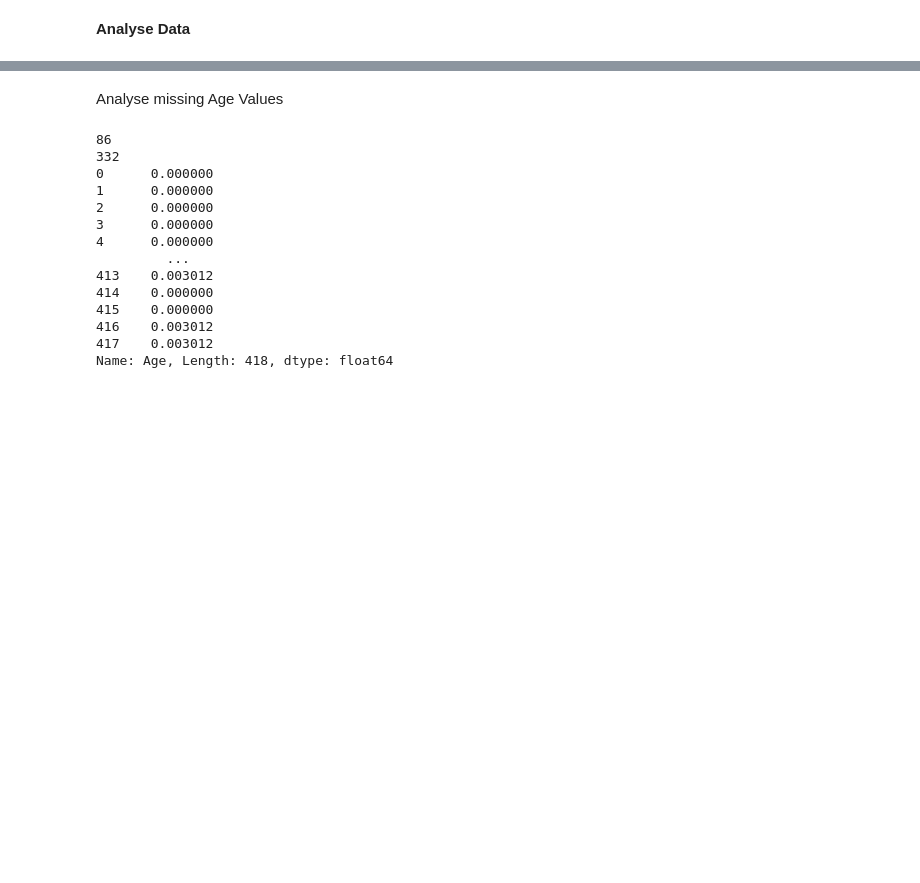
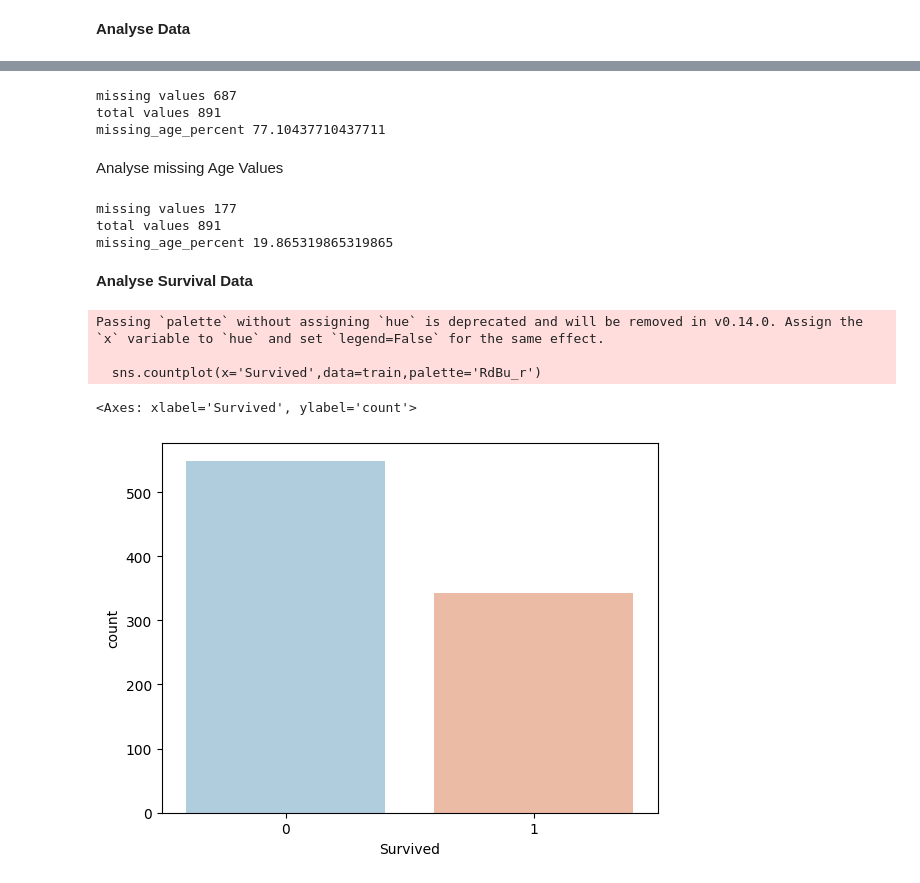
Before and after one commit to dineschandgr/Machine_Learning, a Jupyter notebook: Logistic Regression/logistic_regression.ipynb, the cells around one changed output, grey strips where cells are left out. Drawn from its saved outputs; the diff is of its cells as text; code cells hidden in the pictures; blank space fills up the shorter version.

```diff
--- a/Logistic Regression/logistic_regression.ipynb
+++ b/Logistic Regression/logistic_regression.ipynb
@@ -38,3 +50,24 @@ sns.heatmap(train.isnull(),cmap='viridis')
+# %%
+missing_values = pd.isnull(train["Cabin"])
+
+# Counting missing values in the "Team" column
+missing_values_count = missing_values.sum()
+
+print("missing values",missing_values_count)
+
+#total_values = train["Age"].count()
+
+total_values = len(train)
+
+print("total values",total_values)
+
+missing_age_percent = (missing_values_count / total_values) * 100
+
+print("missing_age_percent",missing_age_percent)
+# %% [output]
+missing values 687
+total values 891
+missing_age_percent 77.10437710437711
 # %% [markdown]
 Analyse missing Age Values
 # %%
@@ -45,25 +78,26 @@ missing_values_count = missing_values.sum()
 
 print("missing values",missing_values_count)
 
-total_values = train["Age"].count()
+#total_values = train["Age"].count()
+
+total_values = len(train)
 
 print("total values",total_values)
 
-missing_age_percent = np.divide(missing_values,total_values)
+missing_age_percent = (missing_values_count / total_values) * 100
 
 print("missing_age_percent",missing_age_percent)
 # %% [output]
-86
-332
-0      0.000000
-1      0.000000
-2      0.000000
-3      0.000000
-4      0.000000
-         ...
-413    0.003012
-414    0.000000
-415    0.000000
-416    0.003012
-417    0.003012
-Name: Age, Length: 418, dtype: float64
+missing values 177
+total values 891
+missing_age_percent 19.865319865319865
+# %% [markdown]
+<b>Analyse Survival Data</b>
+# %%
+sns.countplot(x='Survived',data=train,palette='RdBu_r')
+# %% [output]
+Passing `palette` without assigning `hue` is deprecated and will be removed in v0.14.0. Assign the `x` variable to `hue` and set `legend=False` for the same effect.
+
+  sns.countplot(x='Survived',data=train,palette='RdBu_r')
+<Axes: xlabel='Survived', ylabel='count'>
+[figure, added]
```
Also changed, not shown: parts of 6 cells of this notebook.
